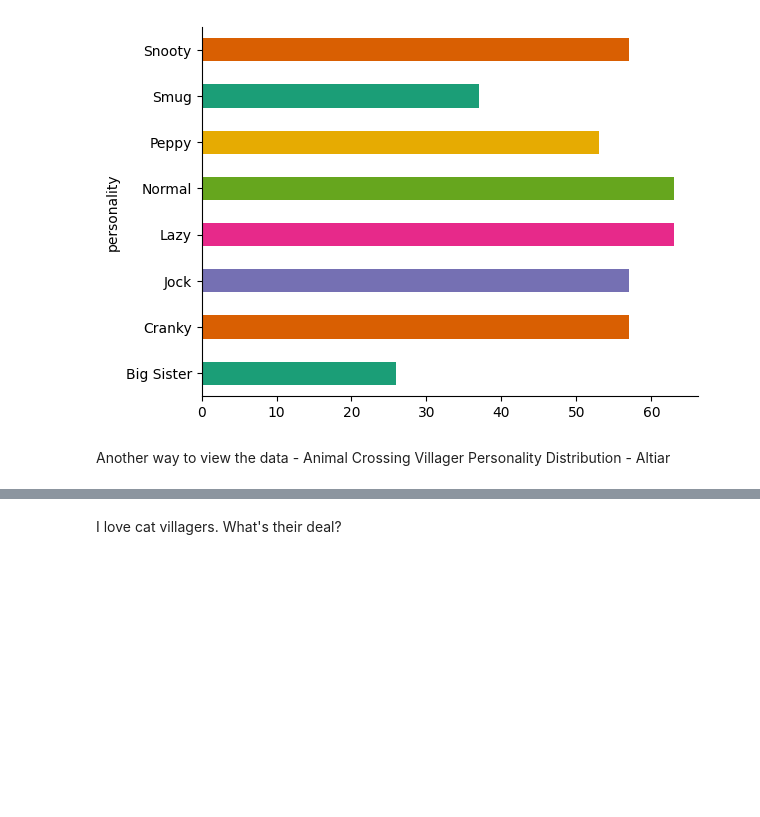
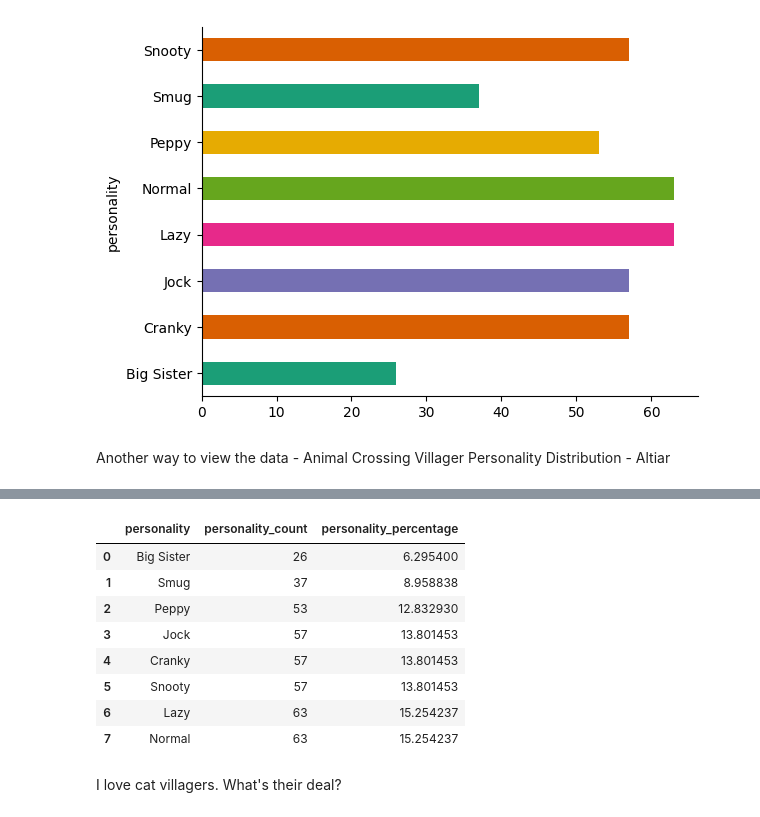
Before and after one commit to kiera-dev/ACNH_Colab_SQL, a Jupyter notebook: ACNH_Data.ipynb, the cells around one changed output, grey strips where cells are left out. Saved outputs shown, nothing was run; the diff lists cells and outputs as text; code cells hidden in the pictures; blank space fills up the shorter version.

```diff
--- a/ACNH_Data.ipynb
+++ b/ACNH_Data.ipynb
@@ -142,5 +145,28 @@ alt.Chart(personality_df).mark_arc(innerRadius=50
 # %% [output]
 [interactive output not drawn]
+# %%
+personality_df = duckdb.sql("""
+SELECT
+  personality,
+  COUNT(*) AS personality_count,
+  COUNT(*) * 100.0 /
+    (SELECT COUNT(personality) FROM villagers_df ) AS personality_percentage
+FROM villagers_df
+GROUP BY personality
+ORDER BY personality_count ASC
+""").df()
+
+personality_df
+# %% [output]
+|  | personality | personality_count | personality_percentage |
+| 0 | Big Sister | 26 | 6.295400 |
+| 1 | Smug | 37 | 8.958838 |
+| 2 | Peppy | 53 | 12.832930 |
+| 3 | Jock | 57 | 13.801453 |
+| 4 | Cranky | 57 | 13.801453 |
+| 5 | Snooty | 57 | 13.801453 |
+| 6 | Lazy | 63 | 15.254237 |
+| 7 | Normal | 63 | 15.254237 |
 # %% [markdown]
 I love cat villagers. What's their deal?
 # %%
```
Also changed, not shown: parts of 13 cells of this notebook.
